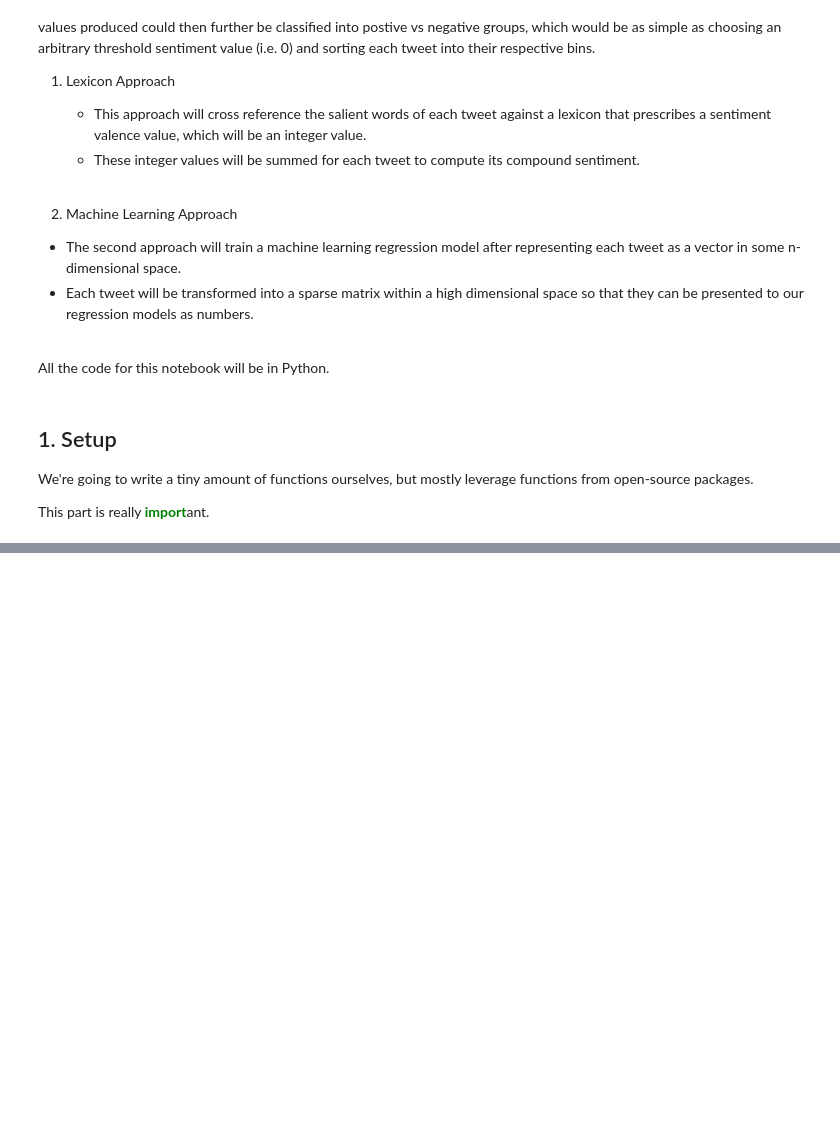
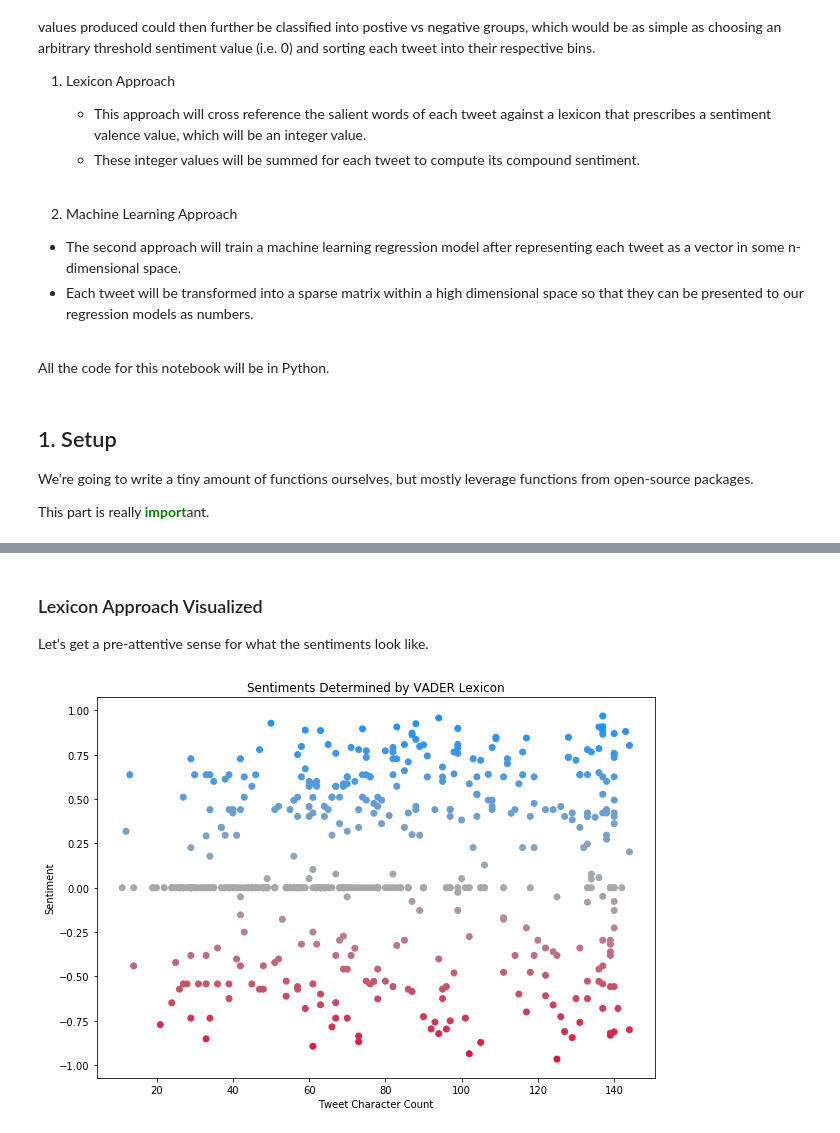
Before and after one commit to matthewkovacs/data-cynics, a Jupyter notebook: python/twitter_sentiment_analysis.ipynb, the cells around one changed output, grey strips where cells are left out. Drawn from its saved outputs; the diff is of its cells as text; code cells hidden in the pictures; blank space fills up the shorter version.

Commit message:
Introduced models to sentiment analysis nb

```diff
--- a/python/twitter_sentiment_analysis.ipynb
+++ b/python/twitter_sentiment_analysis.ipynb
@@ -57,0 +128,7 @@ mltrain_df = pd.read_csv(mltrain_fpath, delimiter='\t',
+# %%
+# Initialize spaCy English model
+nlp = spacy.load('en')
+
+# Isolate the text from our target dataframe
+target_tweets = textdf.iloc[:, 5].tolist()
+print('Example of a target tweet:\n', target_tweets[1])
@@ -57,0 +148,3 @@ mltrain_df = pd.read_csv(mltrain_fpath, delimiter='\t',
+# %%
+lexicon_target_tokens = tokenize(target_tweets, flatten=True)
+print('Example of same tweet tokenized:\n', lexicon_target_tokens[1])
@@ -57,0 +158,9 @@ mltrain_df = pd.read_csv(mltrain_fpath, delimiter='\t',
+# %%
+analyzer = SentimentIntensityAnalyzer()
+sentiments = []
+
+for tweet in lexicon_target_tokens:
+    polarity = analyzer.polarity_scores(tweet)
+    sentiments.append(polarity)
+
+print('Example of sentiment value for same target tweet:\n', sentiments[1]['compound'])
@@ -57,0 +176,12 @@ mltrain_df = pd.read_csv(mltrain_fpath, delimiter='\t',
+# %% [markdown]
+### Lexicon Approach Visualized
+
+Let's get a pre-attentive sense for what the sentiments look like.
+# %%
+X =  [len(tweet) for tweet in target_tweets]
+y = [x['compound'] for x in sentiments]
+ptitle = 'Sentiments Determined by VADER Lexicon'
+
+sentiment_scatterplot(X, y, ptitle);
+# %% [output]
+[figure, added]
```
Also changed, not shown: parts of 24 cells of this notebook.
